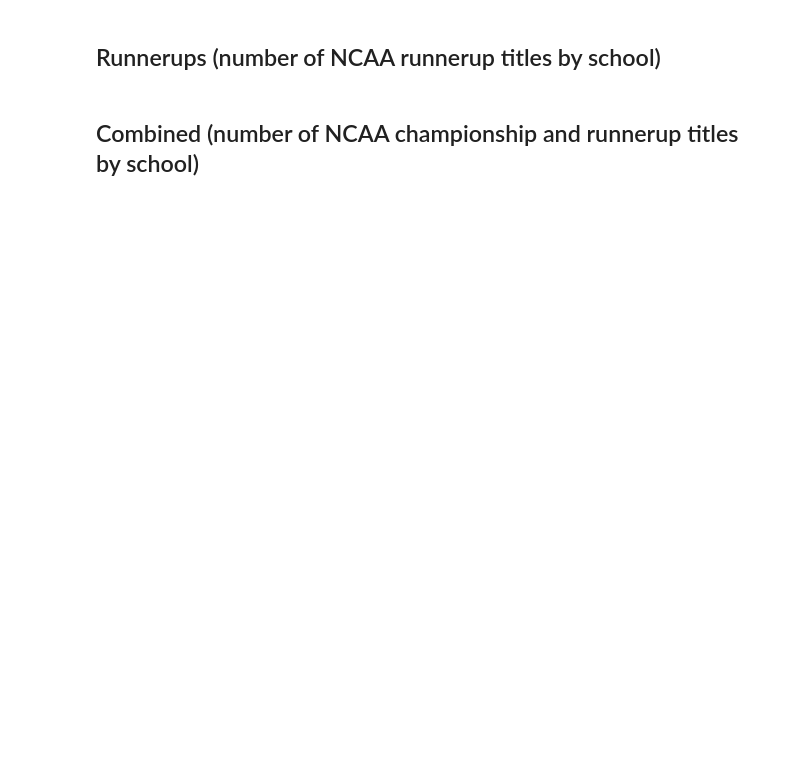
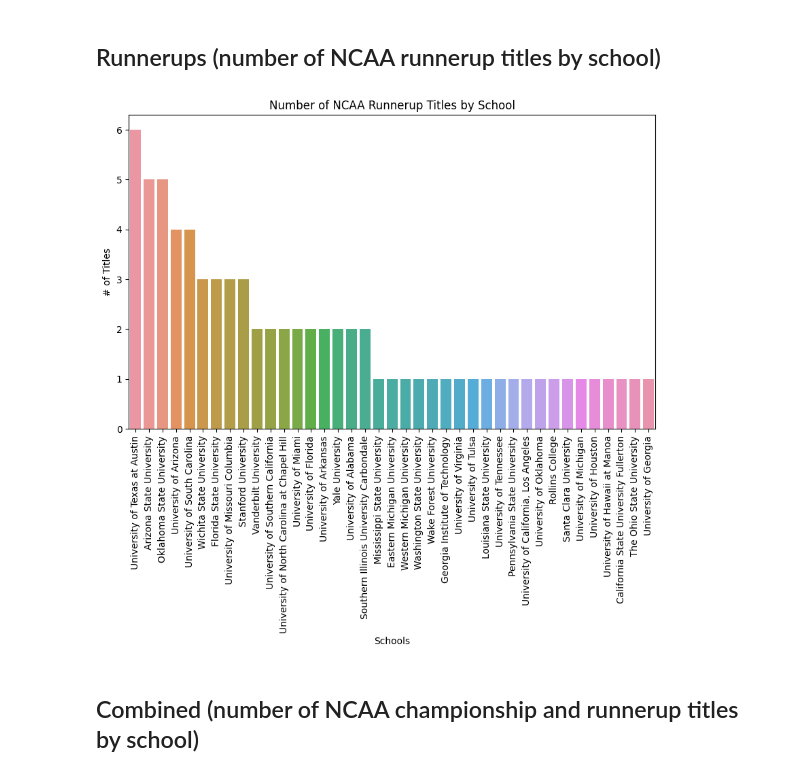
Before and after one commit to ReaganHoopes/cs5830_project1, a Jupyter notebook: project1.ipynb, the cells around one changed output. Drawn from its saved outputs; the diff is of its cells as text; code cells hidden in the pictures; blank space fills up the shorter version.

```diff
--- a/project1.ipynb
+++ b/project1.ipynb
@@ -258,26 +270,28 @@ fig.show()
 # %%
 #Create and plot bargraph
 fig, ax = plt.subplots(figsize=(10, 6))
 plot = sns.barplot(x=runnerup_df["school"], y=runnerup_df['title_count'])
 plt.setp(plot.get_xticklabels(), rotation=90)
 plt.title('Number of NCAA Runnerup Titles by School')
 plt.xlabel('Schools')
 plt.ylabel('# of Titles')
 plt.show()
 
 states_runnerups_df = runnerup_df.groupby('state').sum(numeric_only="True").reset_index()
 
-fig = px.choropleth(states_runnerups_df,
-                    locations="state",
-                    color="title_count",
-                    hover_name="state",
-                    color_continuous_scale="ylorrd",
-                    locationmode = 'USA-states')
-fig.update_layout(
-    title_text = 'What States are Home to the Most Schools Finishing Runnerup at the NCAA Championships?',
-    geo_scope='usa',
-)
-fig.show()
+# fig = px.choropleth(states_runnerups_df,
+#                     locations="state",
+#                     color="title_count",
+#                     hover_name="state",
+#                     color_continuous_scale="ylorrd",
+#                     locationmode = 'USA-states')
+# fig.update_layout(
+#     title_text = 'What States are Home to the Most Schools Finishing Runnerup at the NCAA Championships?',
+#     geo_scope='usa',
+# )
+# fig.show()
+# %% [output]
+[figure, added]
 # %% [markdown]
 ## Combined (number of NCAA championship and runnerup titles by school)
 # %%
```
Also changed, not shown: parts of 9 cells of this notebook.
